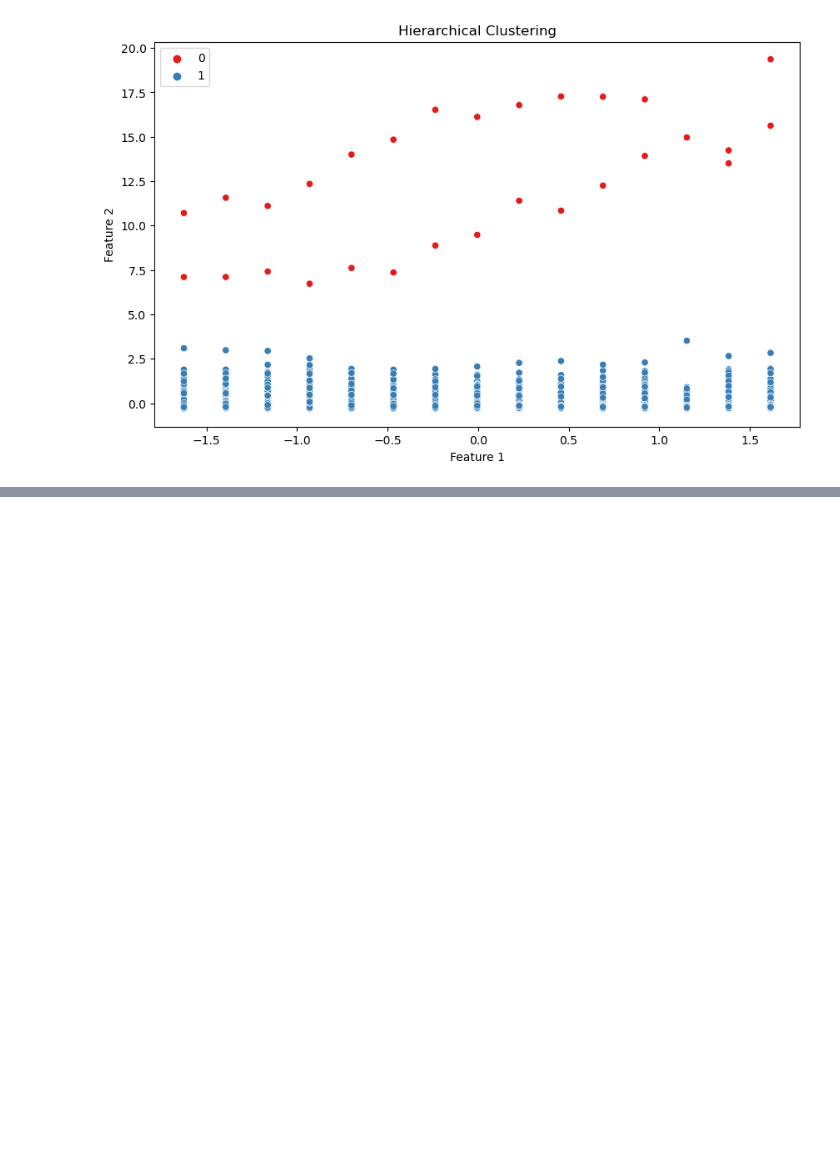
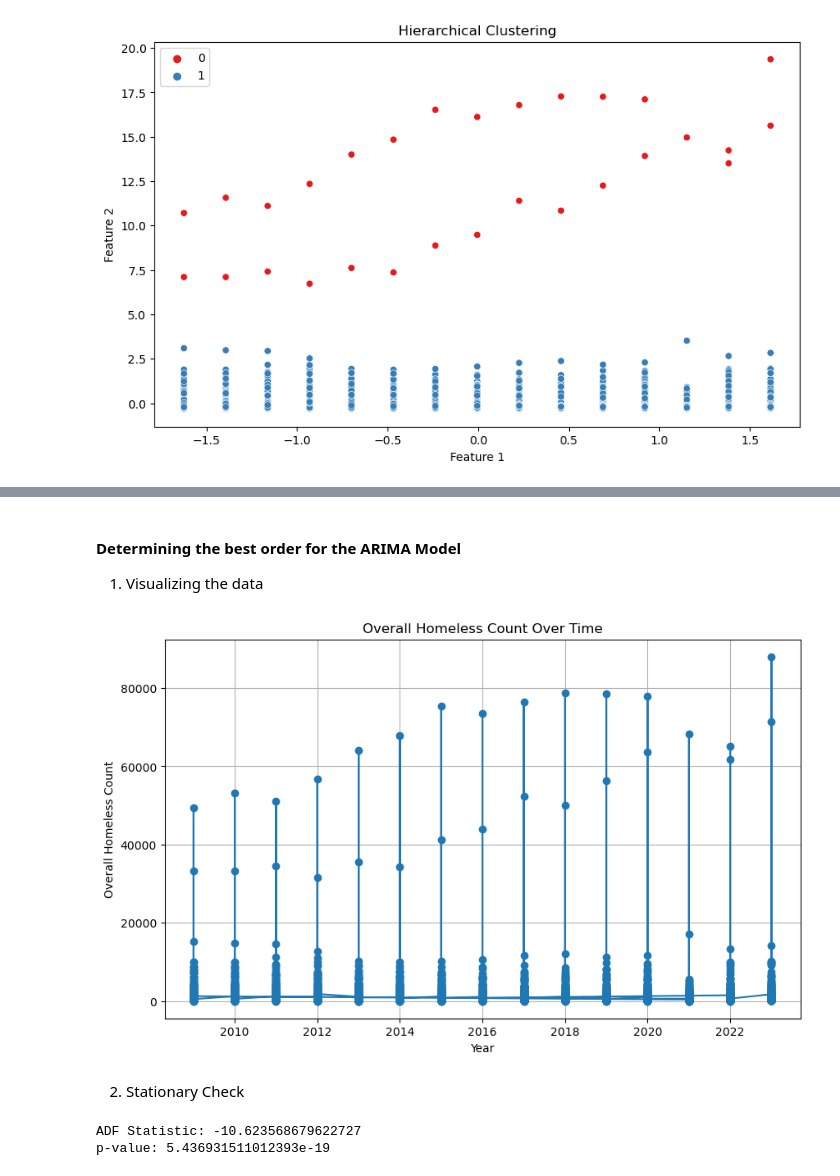
Before and after one commit to SinghNavnoor/homelessness_PIT_count_analysis, a Jupyter notebook: homeless_analysis.ipynb, the cells around one changed output, grey strips where cells are left out. Drawn from its saved outputs; the diff is of its cells as text; code cells hidden in the pictures; blank space fills up the shorter version.

Commit message:
Worked on Time Series Model

```diff
--- a/homeless_analysis.ipynb
+++ b/homeless_analysis.ipynb
@@ -1599,0 +1589,12 @@ ValueError: Pandas data cast to numpy dtype of object. Check input data with np.
+# %%
+from statsmodels.tsa.arima.model import ARIMA
+
+# Filter to include only 'Year', 'CoC Name', and 'Overall Homeless' columns
+first_time_model_dataset = general_homeless_cols[['Year', 'CoC Name', 'Overall Homeless']].copy()  # Create a copy to avoid modifying the original DataFrame
+
+# Convert 'Year' column to datetime using .loc accessor
+first_time_model_dataset.loc[:, 'Year'] = pd.to_datetime(first_time_model_dataset['Year'], format='%Y')
+first_time_model_dataset.set_index('Year', inplace=True)
+
+
+first_time_model_dataset.head()
@@ -1599,0 +1609,27 @@ ValueError: Pandas data cast to numpy dtype of object. Check input data with np.
+# %% [markdown]
+#### Determining the best order for the ARIMA Model
+
+1. Visualizing the data
+# %%
+# Plot the time series data
+plt.figure(figsize=(10, 6))
+plt.plot(first_time_model_dataset.index, first_time_model_dataset['Overall Homeless'], marker='o', linestyle='-')
+plt.title('Overall Homeless Count Over Time')
+plt.xlabel('Year')
+plt.ylabel('Overall Homeless Count')
+plt.grid(True)
+plt.show()
+# %% [output]
+[figure, added]
+# %% [markdown]
+2. Stationary Check
+# %%
+from statsmodels.tsa.stattools import adfuller
+
+# Perform Augmented Dickey-Fuller test
+result = adfuller(first_time_model_dataset['Overall Homeless'])
+print('ADF Statistic:', result[0])
+print('p-value:', result[1])
+# %% [output]
+ADF Statistic: -10.623568679622727
+p-value: 5.436931511012393e-19
```
Also changed, not shown: parts of 10 cells of this notebook.
